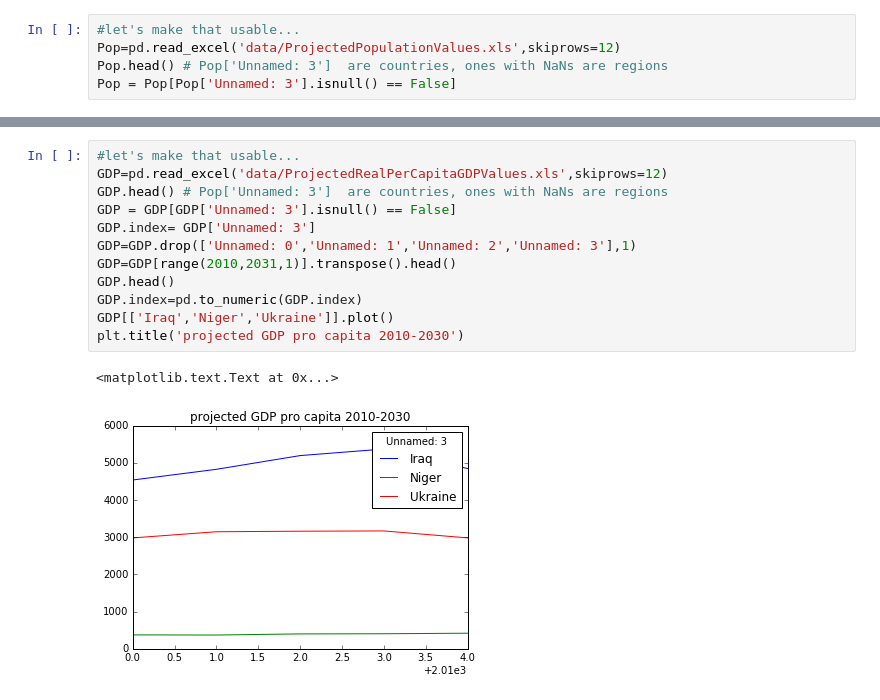
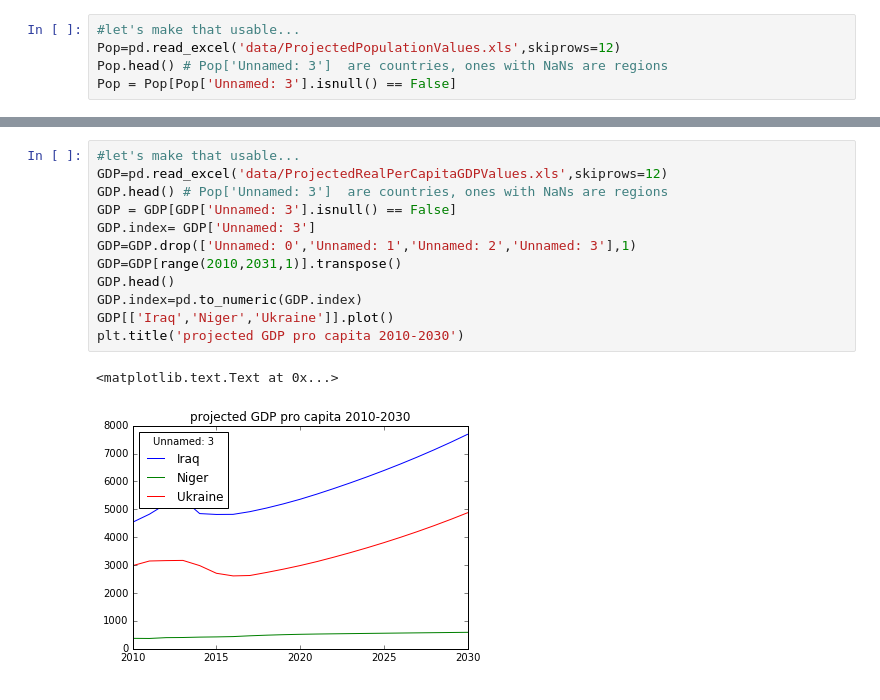
Before and after one commit to mattiaf/WFP, a Jupyter notebook: OtherData/USDA/USDA.ipynb, the cells around one changed output, grey strips where cells are left out. Saved outputs shown, nothing was run; the diff lists cells and outputs as text.

```diff
--- a/OtherData/USDA/USDA.ipynb
+++ b/OtherData/USDA/USDA.ipynb
@@ -66,15 +62,15 @@ plt.xticks(locs, map(lambda x: "%g" % x, locs))
 # %%
 #let's make that usable...
 GDP=pd.read_excel('data/ProjectedRealPerCapitaGDPValues.xls',skiprows=12)
 GDP.head() # Pop['Unnamed: 3']  are countries, ones with NaNs are regions
 GDP = GDP[GDP['Unnamed: 3'].isnull() == False]
 GDP.index= GDP['Unnamed: 3']
 GDP=GDP.drop(['Unnamed: 0','Unnamed: 1','Unnamed: 2','Unnamed: 3'],1)
-GDP=GDP[range(2010,2031,1)].transpose().head()
+GDP=GDP[range(2010,2031,1)].transpose()
 GDP.head()
 GDP.index=pd.to_numeric(GDP.index)
 GDP[['Iraq','Niger','Ukraine']].plot()
 plt.title('projected GDP pro capita 2010-2030')
 # %% [output]
 <matplotlib.text.Text at 0x...>
-[figure, old version]
+[figure, new version]
```
Also changed, not shown: parts of 2 cells of this notebook, 6 other files.
